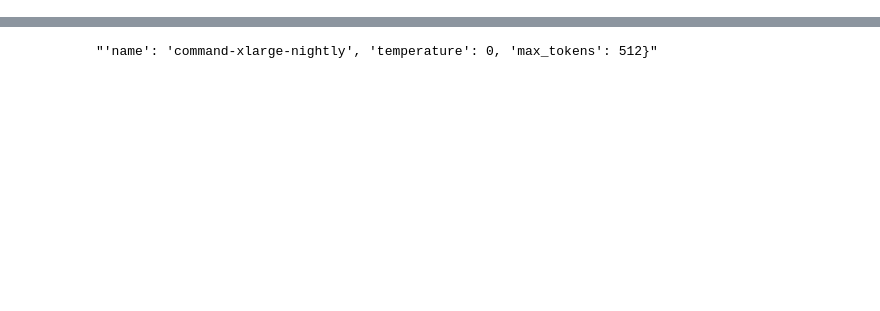
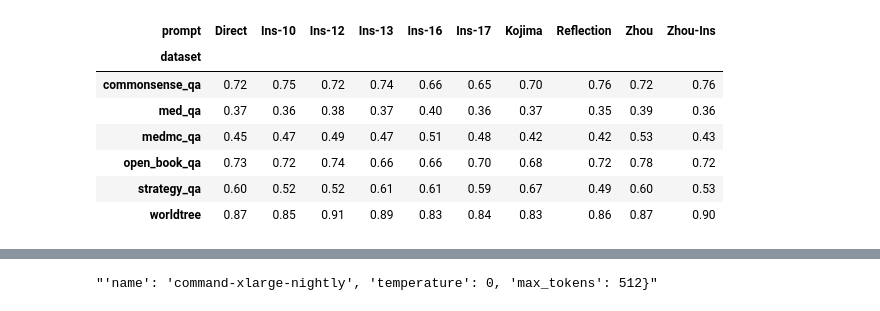
Before and after one commit to OpenBioLink/ThoughtSource, a Jupyter notebook: notebooks/internal_documentation/konstantin_saves/dataset_as_dataframe.ipynb, the cells around one changed output, grey strips where cells are left out. Saved outputs shown, nothing was run; the diff lists cells and outputs as text; code cells hidden in the pictures; blank space fills up the shorter version.

```diff
--- a/notebooks/internal_documentation/konstantin_saves/dataset_as_dataframe.ipynb
+++ b/notebooks/internal_documentation/konstantin_saves/dataset_as_dataframe.ipynb
@@ -406,0 +75,12 @@ table
+# %%
+acc_dataset_prompt = df.groupby(["prompt", "dataset"]).mean("correct_answer").pivot_table(index="dataset", columns="prompt", values="correct_answer")
+acc_dataset_prompt
+# %% [output]
+| prompt | Direct | Ins-10 | Ins-12 | Ins-13 | Ins-16 | Ins-17 | Kojima | Reflection | Zhou | Zhou-Ins |
+| dataset |  |  |  |  |  |  |  |  |  |  |
+| commonsense_qa | 0.72 | 0.75 | 0.72 | 0.74 | 0.66 | 0.65 | 0.70 | 0.76 | 0.72 | 0.76 |
+| med_qa | 0.37 | 0.36 | 0.38 | 0.37 | 0.40 | 0.36 | 0.37 | 0.35 | 0.39 | 0.36 |
+| medmc_qa | 0.45 | 0.47 | 0.49 | 0.47 | 0.51 | 0.48 | 0.42 | 0.42 | 0.53 | 0.43 |
+| open_book_qa | 0.73 | 0.72 | 0.74 | 0.66 | 0.66 | 0.70 | 0.68 | 0.72 | 0.78 | 0.72 |
+| strategy_qa | 0.60 | 0.52 | 0.52 | 0.61 | 0.61 | 0.59 | 0.67 | 0.49 | 0.60 | 0.53 |
+| worldtree | 0.87 | 0.85 | 0.91 | 0.89 | 0.83 | 0.84 | 0.83 | 0.86 | 0.87 | 0.90 |
```
Also changed, not shown: parts of 82 cells of this notebook, 2 other files.
